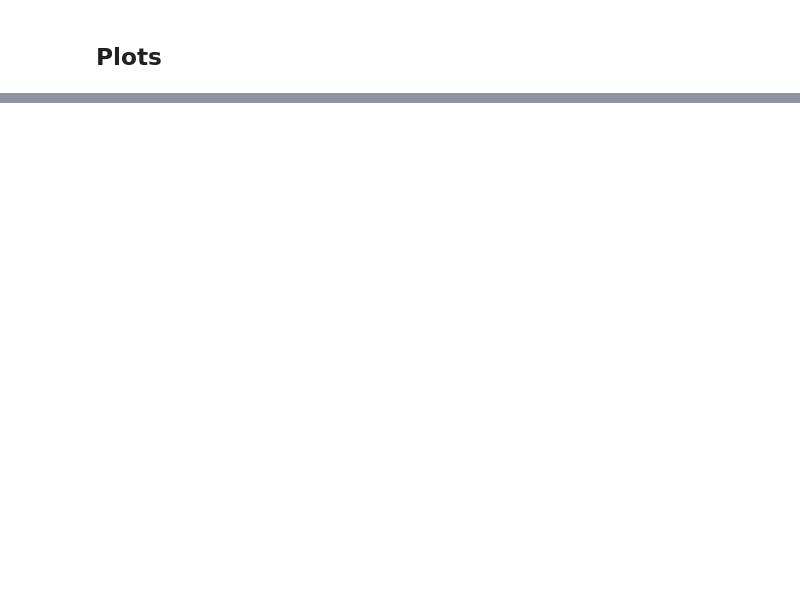
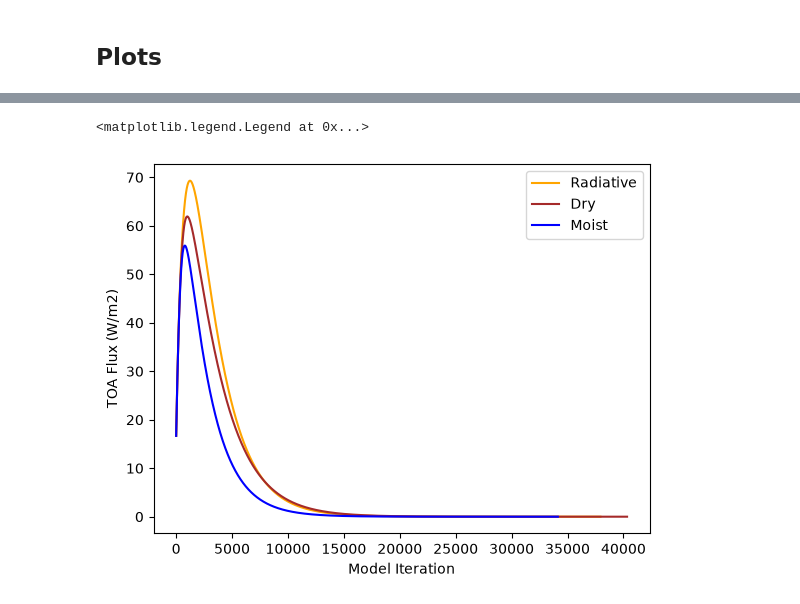
Before and after one commit to NCBreaux/METR5003, a Jupyter notebook: Lab4_rce_model.ipynb, the cells around one changed output, grey strips where cells are left out. Cells and saved outputs as stored; diff of their text form; code cells hidden in the pictures; blank space fills up the shorter version.

```diff
--- a/Lab4_rce_model.ipynb
+++ b/Lab4_rce_model.ipynb
@@ -416,0 +426,10 @@ array([392.2641114 , 390.47508958, 388.67693697, 386.86658206,
+# %%
+plt.plot(history_save['radiative']['TOA_net'], label='Radiative', color='orange')
+plt.plot(history_save['dry']['TOA_net'], label='Dry', color='brown')
+plt.plot(history_save['moist']['TOA_net'], label='Moist', color='blue')
+plt.xlabel('Model Iteration')
+plt.ylabel('TOA Flux (W/m2)')
+plt.legend()
+# %% [output]
+<matplotlib.legend.Legend at 0x...>
+[figure, added]
```
Also changed, not shown: parts of 8 cells of this notebook, 1 other file.
